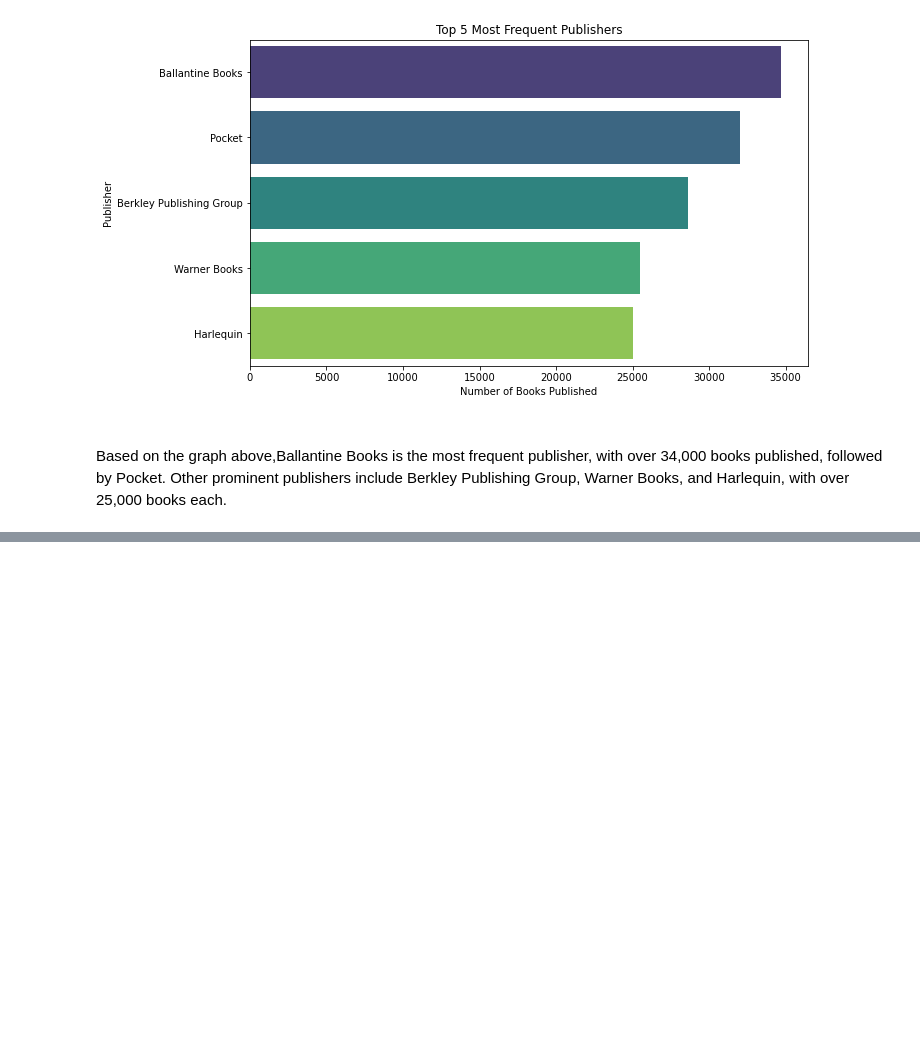
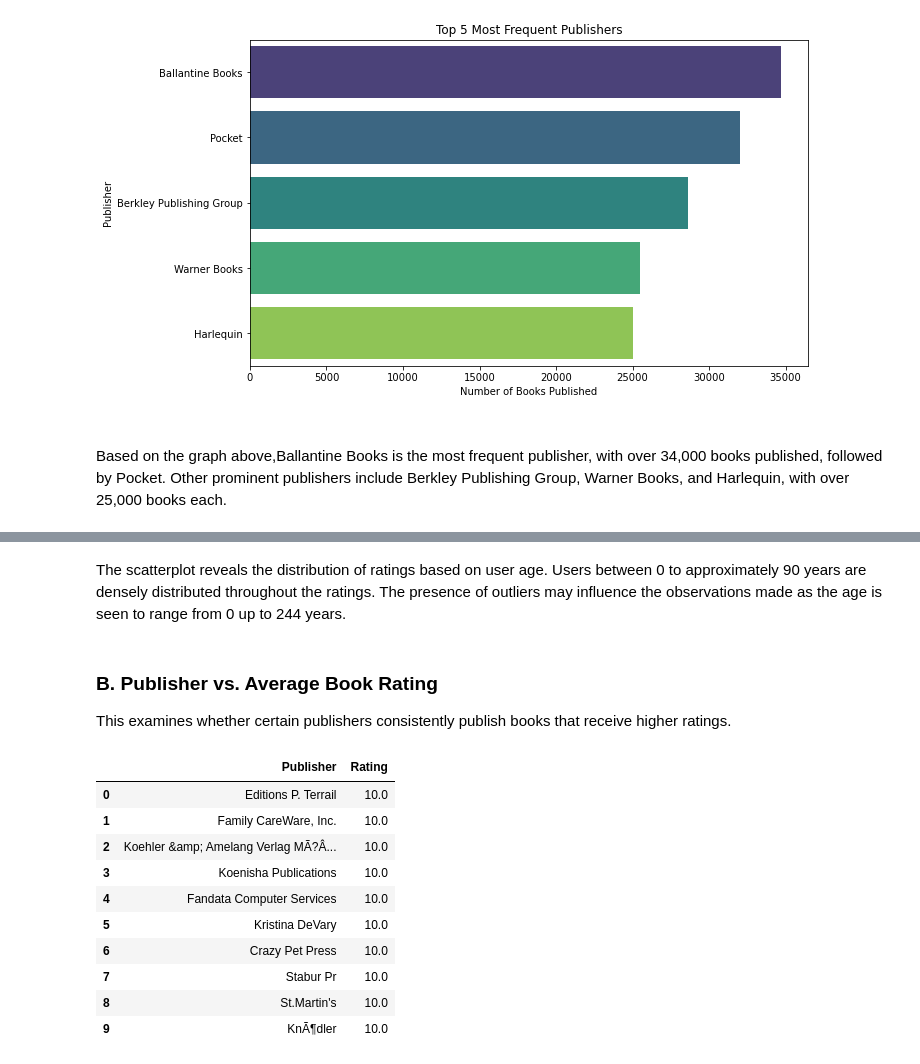
Before and after one commit to aritamichael/Final_Project_4_Moringa, a Jupyter notebook: index.ipynb, the cells around one changed output, grey strips where cells are left out. Saved outputs shown, nothing was run; the diff lists cells and outputs as text; code cells hidden in the pictures; blank space fills up the shorter version.

```diff
--- a/index.ipynb
+++ b/index.ipynb
@@ -460,0 +495,21 @@ Based on the graph above,Ballantine Books is the most frequent publisher, with o
+# %% [markdown]
+
+The scatterplot reveals the distribution of ratings based on user age. Users between 0 to approximately 90 years are densely distributed throughout the ratings. The presence of outliers may influence the observations made as the age is seen to range from 0 up to 244 years.
+# %% [markdown]
+### B. Publisher vs. Average Book Rating
+This examines whether certain publishers consistently publish books that receive higher ratings.
+# %%
+avg_ratings_publisher = merged_df1.groupby('Publisher')['Rating'].mean().sort_values(ascending=False).reset_index()
+avg_ratings_publisher.head(10)
+# %% [output]
+|  | Publisher | Rating |
+| 0 | Editions P. Terrail | 10.0 |
+| 1 | Family CareWare, Inc. | 10.0 |
+| 2 | Koehler &amp; Amelang Verlag MÃ?Â... | 10.0 |
+| 3 | Koenisha Publications | 10.0 |
+| 4 | Fandata Computer Services | 10.0 |
+| 5 | Kristina DeVary | 10.0 |
+| 6 | Crazy Pet Press | 10.0 |
+| 7 | Stabur Pr | 10.0 |
+| 8 | St.Martin's | 10.0 |
+| 9 | KnÃ¶dler | 10.0 |
```
Also changed, not shown: parts of 8 cells of this notebook.
